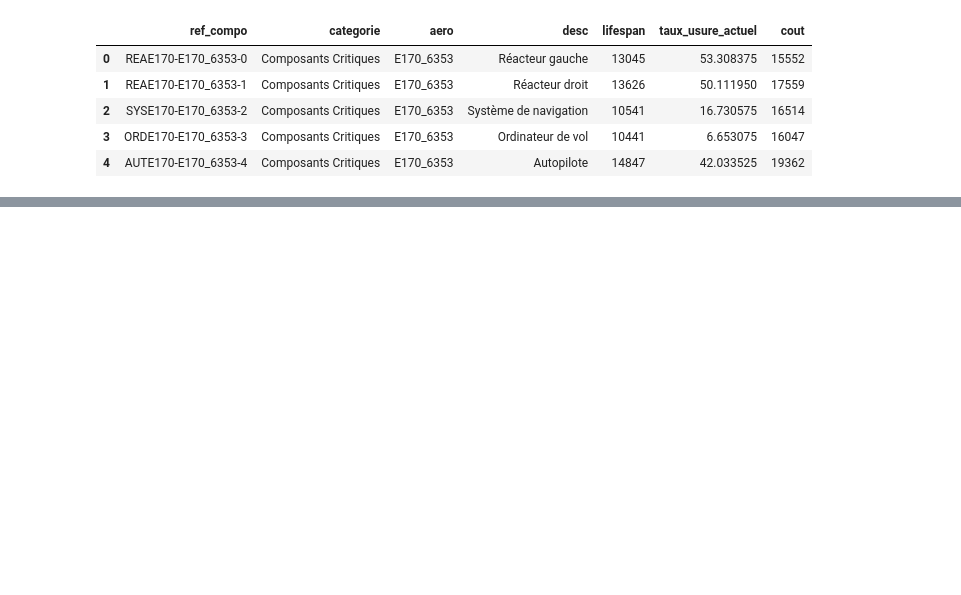
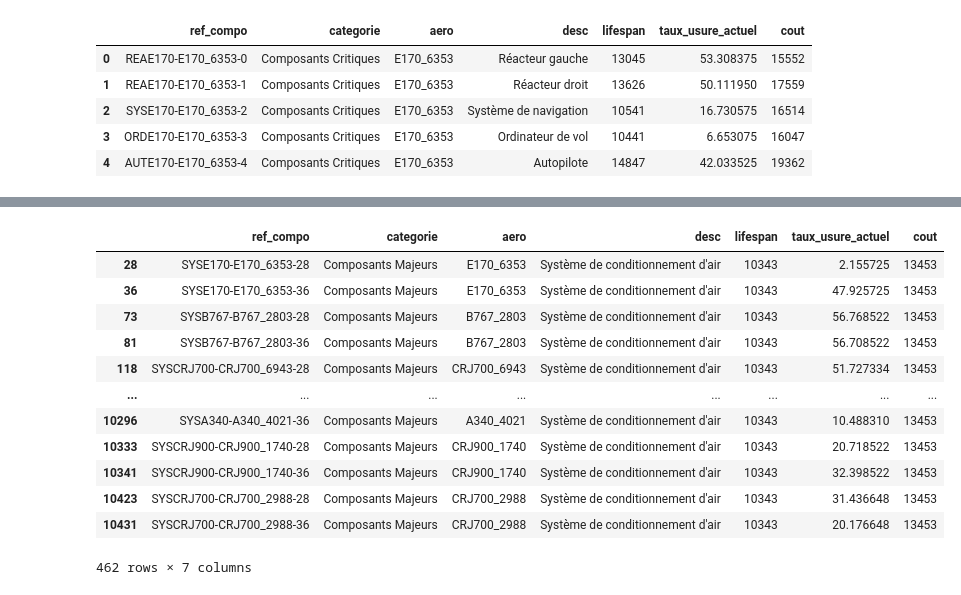
Before and after one commit to Dim2960/preventive_maintenance, a Jupyter notebook: Analyse_vz_prepa.ipynb, the cells around one changed output, grey strips where cells are left out. Saved outputs shown, nothing was run; the diff lists cells and outputs as text; code cells hidden in the pictures; blank space fills up the shorter version.

```diff
--- a/Analyse_vz_prepa.ipynb
+++ b/Analyse_vz_prepa.ipynb
@@ -293,0 +325,17 @@ df_composants.head()
+# %%
+# approfondissement sur le Système de conditionnement d'air
+df_composants[df_composants['desc'] == 'Système de conditionnement d\'air']
+# %% [output]
+|  | ref_compo | categorie | aero | desc | lifespan | taux_usure_actuel | cout |
+| 28 | SYSE170-E170_6353-28 | Composants Majeurs | E170_6353 | Système de conditionnement d'air | 10343 | 2.155725 | 13453 |
+| 36 | SYSE170-E170_6353-36 | Composants Majeurs | E170_6353 | Système de conditionnement d'air | 10343 | 47.925725 | 13453 |
+| 73 | SYSB767-B767_2803-28 | Composants Majeurs | B767_2803 | Système de conditionnement d'air | 10343 | 56.768522 | 13453 |
+| 81 | SYSB767-B767_2803-36 | Composants Majeurs | B767_2803 | Système de conditionnement d'air | 10343 | 56.708522 | 13453 |
+| 118 | SYSCRJ700-CRJ700_6943-28 | Composants Majeurs | CRJ700_6943 | Système de conditionnement d'air | 10343 | 51.727334 | 13453 |
+| ... | ... | ... | ... | ... | ... | ... | ... |
+| 10296 | SYSA340-A340_4021-36 | Composants Majeurs | A340_4021 | Système de conditionnement d'air | 10343 | 10.488310 | 13453 |
+| 10333 | SYSCRJ900-CRJ900_1740-28 | Composants Majeurs | CRJ900_1740 | Système de conditionnement d'air | 10343 | 20.718522 | 13453 |
+| 10341 | SYSCRJ900-CRJ900_1740-36 | Composants Majeurs | CRJ900_1740 | Système de conditionnement d'air | 10343 | 32.398522 | 13453 |
+| 10423 | SYSCRJ700-CRJ700_2988-28 | Composants Majeurs | CRJ700_2988 | Système de conditionnement d'air | 10343 | 31.436648 | 13453 |
+| 10431 | SYSCRJ700-CRJ700_2988-36 | Composants Majeurs | CRJ700_2988 | Système de conditionnement d'air | 10343 | 20.176648 | 13453 |
+462 rows × 7 columns
```
Also changed, not shown: parts of 9 cells of this notebook, 1 other file.
